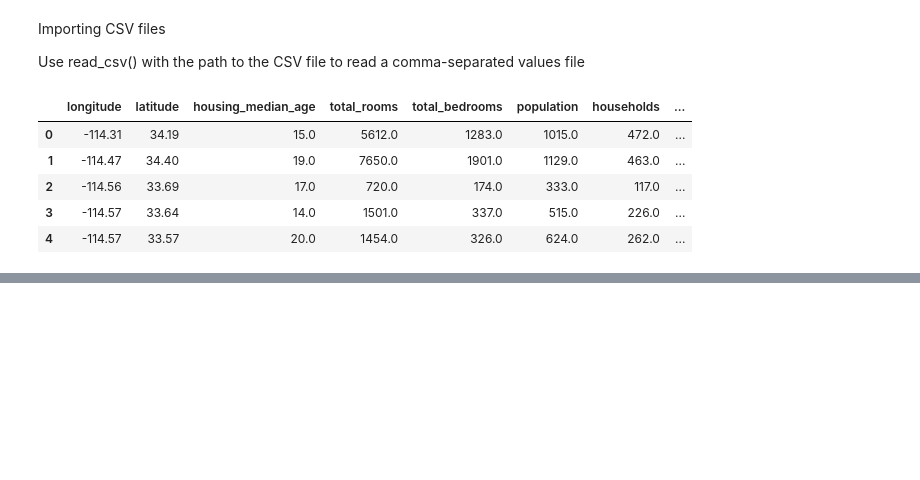
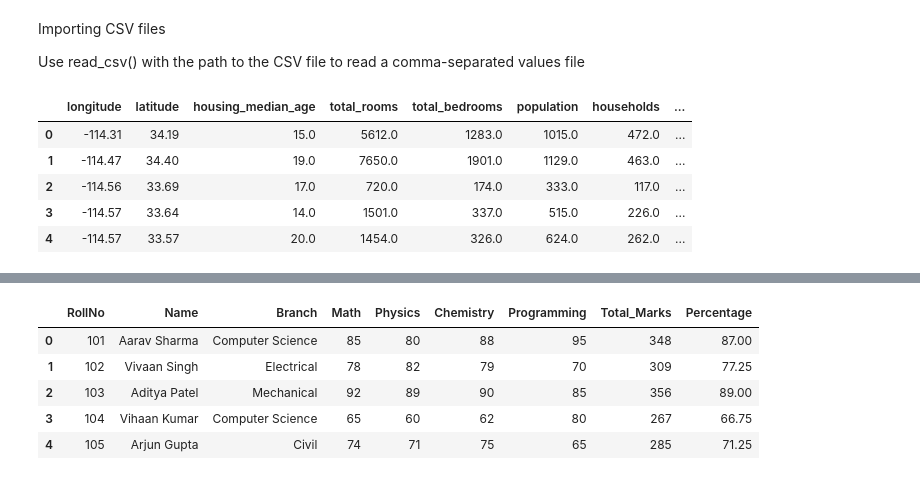
Before and after one commit to Srihas04/ML_LAB_2026-2027, a Jupyter notebook: Californiadataset.ipynb, the cells around one changed output, grey strips where cells are left out. Cells and saved outputs as stored; diff of their text form; code cells hidden in the pictures; blank space fills up the shorter version.

```diff
--- a/Californiadataset.ipynb
+++ b/Californiadataset.ipynb
@@ -25,0 +56,9 @@ df.head()
+# %%
+df.head()
+# %% [output]
+|  | RollNo | Name | Branch | Math | Physics | Chemistry | Programming | Total_Marks | Percentage |
+| 0 | 101 | Aarav Sharma | Computer Science | 85 | 80 | 88 | 95 | 348 | 87.00 |
+| 1 | 102 | Vivaan Singh | Electrical | 78 | 82 | 79 | 70 | 309 | 77.25 |
+| 2 | 103 | Aditya Patel | Mechanical | 92 | 89 | 90 | 85 | 356 | 89.00 |
+| 3 | 104 | Vihaan Kumar | Computer Science | 65 | 60 | 62 | 80 | 267 | 66.75 |
+| 4 | 105 | Arjun Gupta | Civil | 74 | 71 | 75 | 65 | 285 | 71.25 |
```
Also changed, not shown: parts of 7 cells of this notebook.
